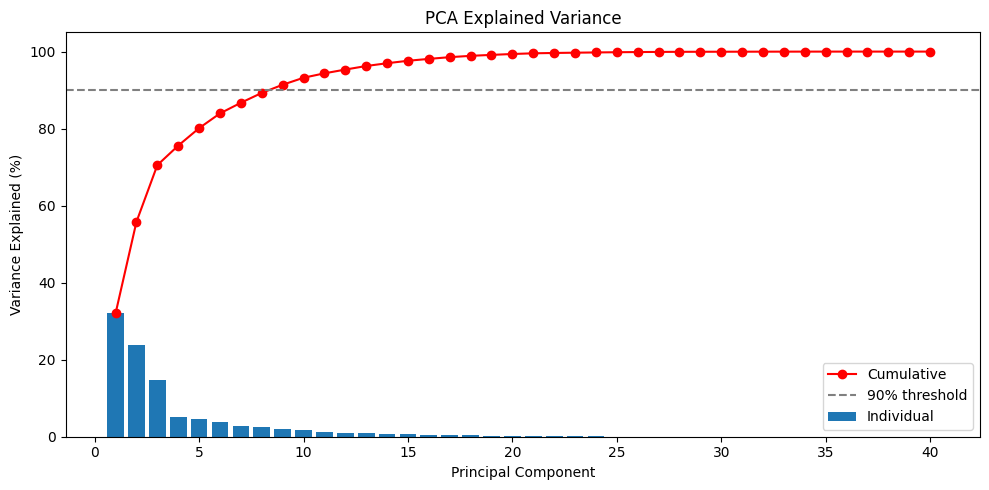
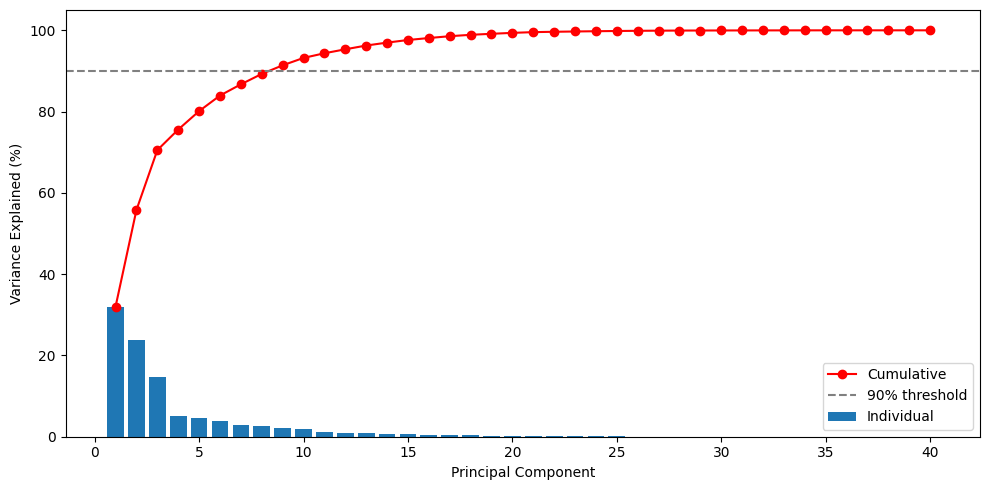
The notebook cell's code change between the first figure and the second:
--- before
+++ after
@@ -8,5 +8,4 @@
 ax.set_xlabel('Principal Component')
 ax.set_ylabel('Variance Explained (%)')
-ax.set_title('PCA Explained Variance')
 ax.legend()
 fig.savefig("../images/scree_plot.jpg")

Commit: PCA results and discussion